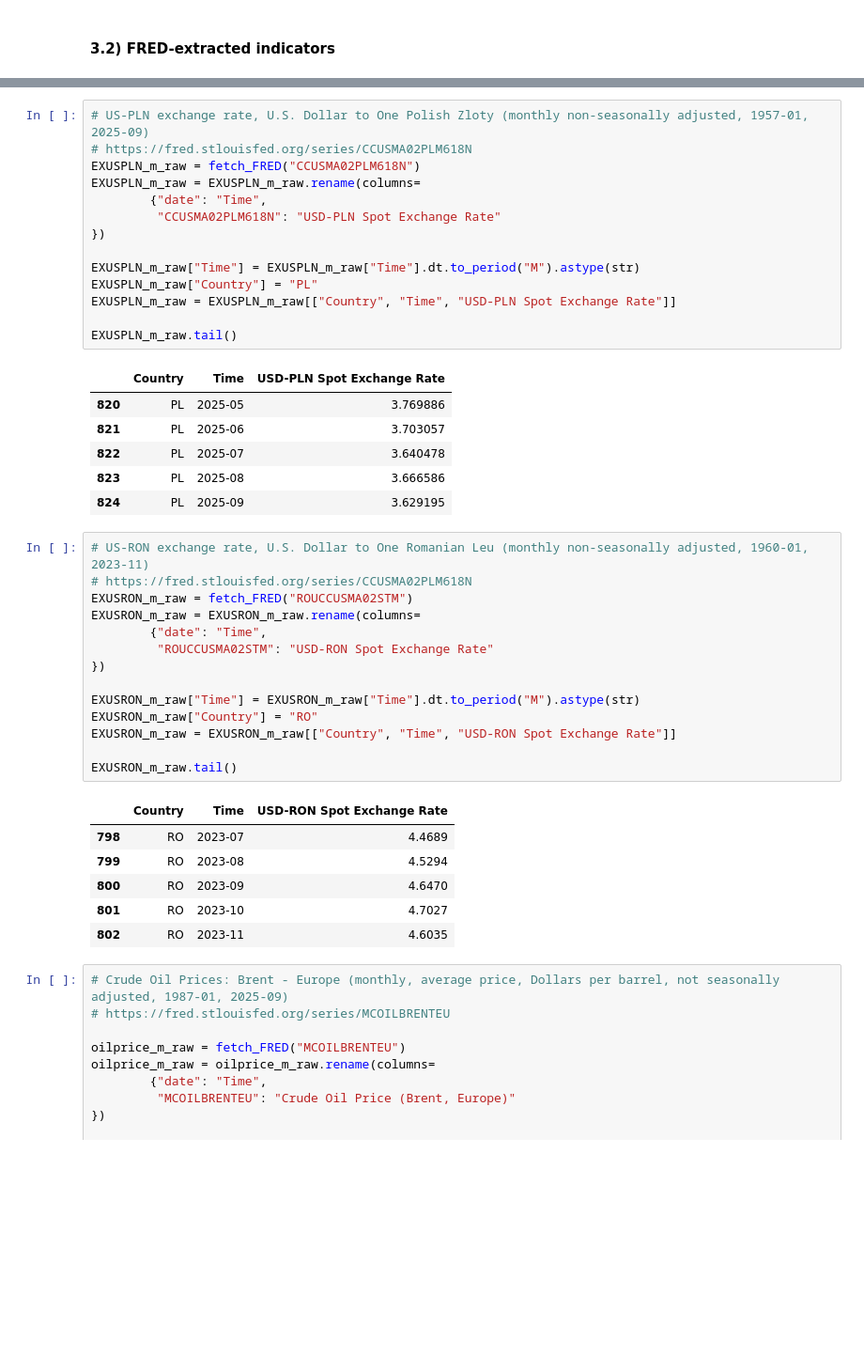
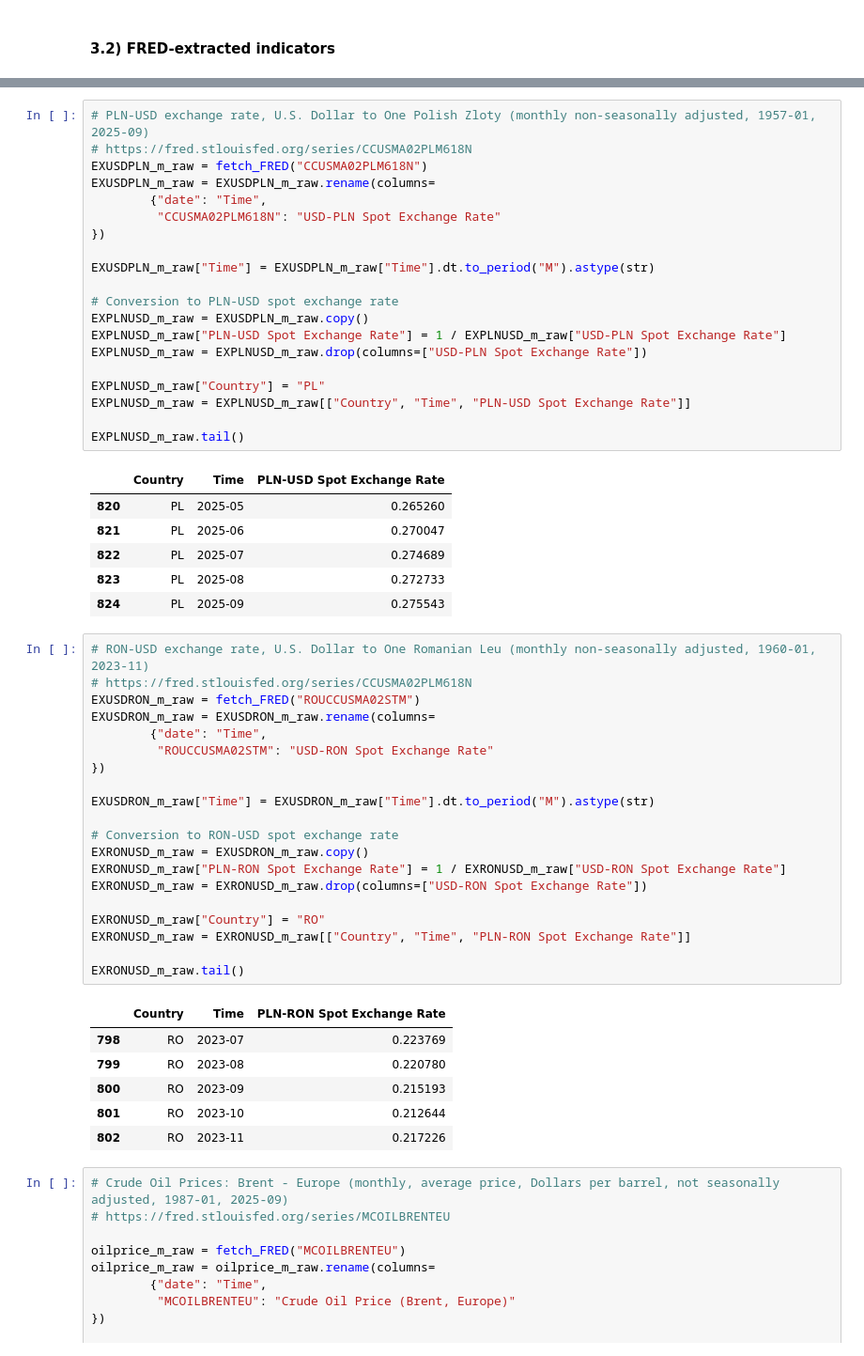
Before and after one commit to EliaLand/PSTR_Financial_Econometrics, a Jupyter notebook: data_fetcher/main.ipynb, the cells around one changed output, grey strips where cells are left out. Shown at 94% size. Saved outputs shown, nothing was run; the diff lists cells and outputs as text; blank space fills up the shorter version.

```diff
--- a/data_fetcher/main.ipynb
+++ b/data_fetcher/main.ipynb
@@ -328,45 +336,57 @@ EXUSHUF_m_raw.tail()
 # %%
-# US-PLN exchange rate, U.S. Dollar to One Polish Zloty (monthly non-seasonally adjusted, 1957-01, 2025-09)
+# PLN-USD exchange rate, U.S. Dollar to One Polish Zloty (monthly non-seasonally adjusted, 1957-01, 2025-09)
 # https://fred.stlouisfed.org/series/CCUSMA02PLM618N
-EXUSPLN_m_raw = fetch_FRED("CCUSMA02PLM618N")
-EXUSPLN_m_raw = EXUSPLN_m_raw.rename(columns=
+EXUSDPLN_m_raw = fetch_FRED("CCUSMA02PLM618N")
+EXUSDPLN_m_raw = EXUSDPLN_m_raw.rename(columns=
         {"date": "Time",
          "CCUSMA02PLM618N": "USD-PLN Spot Exchange Rate"
 })
 
-EXUSPLN_m_raw["Time"] = EXUSPLN_m_raw["Time"].dt.to_period("M").astype(str)
-EXUSPLN_m_raw["Country"] = "PL"
-EXUSPLN_m_raw = EXUSPLN_m_raw[["Country", "Time", "USD-PLN Spot Exchange Rate"]]
+EXUSDPLN_m_raw["Time"] = EXUSDPLN_m_raw["Time"].dt.to_period("M").astype(str)
 
-EXUSPLN_m_raw.tail()
+# Conversion to PLN-USD spot exchange rate
+EXPLNUSD_m_raw = EXUSDPLN_m_raw.copy()
+EXPLNUSD_m_raw["PLN-USD Spot Exchange Rate"] = 1 / EXPLNUSD_m_raw["USD-PLN Spot Exchange Rate"]
+EXPLNUSD_m_raw = EXPLNUSD_m_raw.drop(columns=["USD-PLN Spot Exchange Rate"])
+
+EXPLNUSD_m_raw["Country"] = "PL"
+EXPLNUSD_m_raw = EXPLNUSD_m_raw[["Country", "Time", "PLN-USD Spot Exchange Rate"]]
+
+EXPLNUSD_m_raw.tail()
 # %% [output]
-|  | Country | Time | USD-PLN Spot Exchange Rate |
-| 820 | PL | 2025-05 | 3.769886 |
-| 821 | PL | 2025-06 | 3.703057 |
-| 822 | PL | 2025-07 | 3.640478 |
-| 823 | PL | 2025-08 | 3.666586 |
-| 824 | PL | 2025-09 | 3.629195 |
+|  | Country | Time | PLN-USD Spot Exchange Rate |
+| 820 | PL | 2025-05 | 0.265260 |
+| 821 | PL | 2025-06 | 0.270047 |
+| 822 | PL | 2025-07 | 0.274689 |
+| 823 | PL | 2025-08 | 0.272733 |
+| 824 | PL | 2025-09 | 0.275543 |
 # %%
-# US-RON exchange rate, U.S. Dollar to One Romanian Leu (monthly non-seasonally adjusted, 1960-01, 2023-11)
+# RON-USD exchange rate, U.S. Dollar to One Romanian Leu (monthly non-seasonally adjusted, 1960-01, 2023-11)
 # https://fred.stlouisfed.org/series/CCUSMA02PLM618N
-EXUSRON_m_raw = fetch_FRED("ROUCCUSMA02STM")
-EXUSRON_m_raw = EXUSRON_m_raw.rename(columns=
+EXUSDRON_m_raw = fetch_FRED("ROUCCUSMA02STM")
+EXUSDRON_m_raw = EXUSDRON_m_raw.rename(columns=
         {"date": "Time",
          "ROUCCUSMA02STM": "USD-RON Spot Exchange Rate"
 })
 
-EXUSRON_m_raw["Time"] = EXUSRON_m_raw["Time"].dt.to_period("M").astype(str)
-EXUSRON_m_raw["Country"] = "RO"
-EXUSRON_m_raw = EXUSRON_m_raw[["Country", "Time", "USD-RON Spot Exchange Rate"]]
+EXUSDRON_m_raw["Time"] = EXUSDRON_m_raw["Time"].dt.to_period("M").astype(str)
 
-EXUSRON_m_raw.tail()
+# Conversion to RON-USD spot exchange rate
+EXRONUSD_m_raw = EXUSDRON_m_raw.copy()
+EXRONUSD_m_raw["PLN-RON Spot Exchange Rate"] = 1 / EXRONUSD_m_raw["USD-RON Spot Exchange Rate"]
+EXRONUSD_m_raw = EXRONUSD_m_raw.drop(columns=["USD-RON Spot Exchange Rate"])
+
+EXRONUSD_m_raw["Country"] = "RO"
+EXRONUSD_m_raw = EXRONUSD_m_raw[["Country", "Time", "PLN-RON Spot Exchange Rate"]]
+
+EXRONUSD_m_raw.tail()
 # %% [output]
-|  | Country | Time | USD-RON Spot Exchange Rate |
-| 798 | RO | 2023-07 | 4.4689 |
-| 799 | RO | 2023-08 | 4.5294 |
-| 800 | RO | 2023-09 | 4.6470 |
-| 801 | RO | 2023-10 | 4.7027 |
-| 802 | RO | 2023-11 | 4.6035 |
+|  | Country | Time | PLN-RON Spot Exchange Rate |
+| 798 | RO | 2023-07 | 0.223769 |
+| 799 | RO | 2023-08 | 0.220780 |
+| 800 | RO | 2023-09 | 0.215193 |
+| 801 | RO | 2023-10 | 0.212644 |
+| 802 | RO | 2023-11 | 0.217226 |
 # %%
 # Crude Oil Prices: Brent - Europe (monthly, average price, Dollars per barrel, not seasonally adjusted, 1987-01, 2025-09)
 # https://fred.stlouisfed.org/series/MCOILBRENTEU
```
Also changed, not shown: parts of 8 cells of this notebook, 17 other files.
